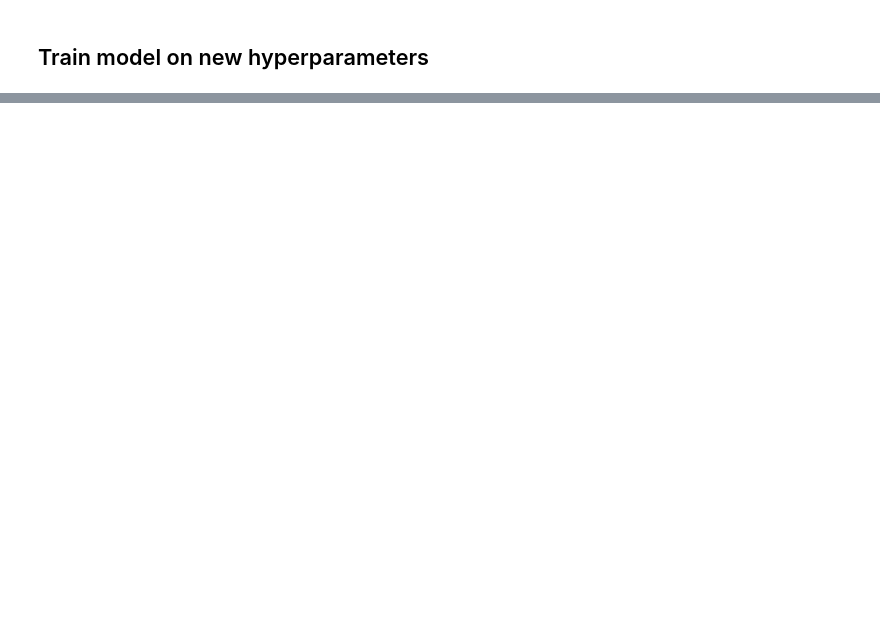
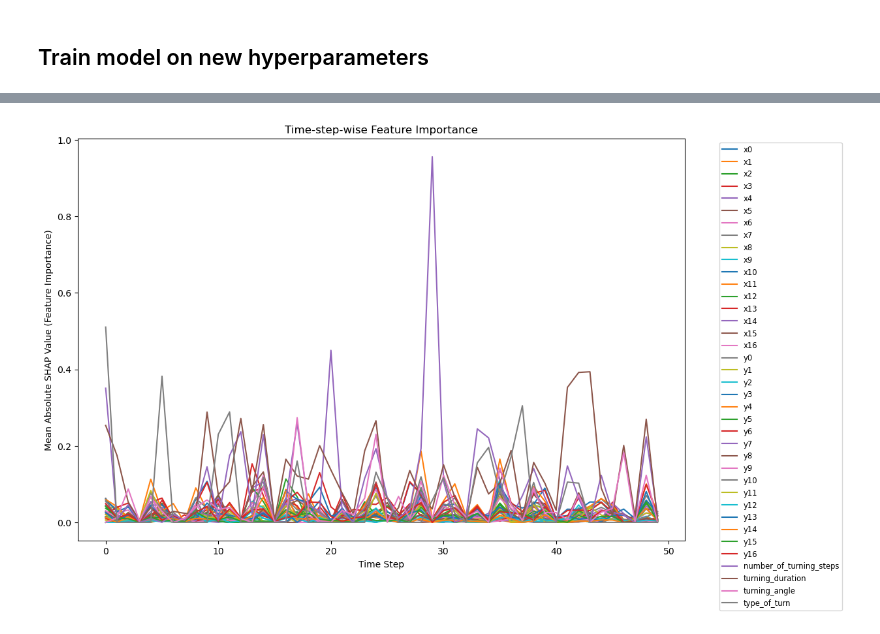
Before and after one commit to suhrudp/REMAP, a Jupyter notebook: train_lstm_turn2d.ipynb, the cells around one changed output, grey strips where cells are left out. Cells and saved outputs as stored; diff of their text form; code cells hidden in the pictures; blank space fills up the shorter version.

```diff
--- a/train_lstm_turn2d.ipynb
+++ b/train_lstm_turn2d.ipynb
@@ -18,6 +22,3 @@ from lime.lime_tabular import LimeTabularExplainer
 ## Import data
 # %%
 turn2d = pd.read_csv('/Users/suhrudp/Library/CloudStorage/OneDrive-Personal/Stats/REMAP Open Dataset PD/Analysis/merged_turn_2d_data.csv')
-# %%
-turn2d = turn2d.dropna(subset=['DBS_state'])
-turn2d = turn2d.dropna(subset=['PD_or_C'])
@@ -110,7 +159,8 @@ class LSTMClassifier(nn.Module):
 # %%
 device = torch.device("mps" if torch.backends.mps.is_available() else "cpu")
 print(f'Using device: {device}')
-model = LSTMClassifier(input_dim=len(features), hidden_dim=100, output_dim=2, num_layers=1).to(device)
+num_patients = len(turn2d['Participant ID number'].unique())
+model = LSTMClassifier(input_dim=len(features), hidden_dim=100, num_patients=num_patients, output_dim=2, num_layers=1).to(device)
 criterion = nn.CrossEntropyLoss()
 optimizer = optim.Adam(model.parameters(), lr=0.001)
 
@@ -118,10 +168,10 @@ def train_model(model, criterion, optimizer, train_loader, num_epochs=10):
     model.train()
     for epoch in range(num_epochs):
         epoch_loss = 0.0
-        for sequences, labels in train_loader:
-            sequences, labels = sequences.to(device), labels.to(device)
+        for sequences, labels, patient_ids in train_loader:
+            sequences, labels, patient_ids = sequences.to(device), labels.to(device), patient_ids.to(device)
             optimizer.zero_grad()
-            outputs = model(sequences)
+            outputs = model(sequences, patient_ids)
             loss = criterion(outputs, labels)
             loss.backward()
             optimizer.step()
@@ -132,9 +182,9 @@ def evaluate_model(model, test_loader):
     model.eval()
     correct, total = 0, 0
     with torch.no_grad():
-        for sequences, labels in test_loader:
-            sequences, labels = sequences.to(device), labels.to(device)
-            outputs = model(sequences)
+        for sequences, labels, patient_ids in test_loader:
+            sequences, labels, patient_ids = sequences.to(device), labels.to(device), patient_ids.to(device)
+            outputs = model(sequences, patient_ids)
             _, predicted = torch.max(outputs.data, 1)
             total += labels.size(0)
             correct += (predicted == labels).sum().item()
@@ -371,0 +651,44 @@ Timestep 47, Feature x4
+# %%
+def model_predict(inputs):
+    inputs = torch.tensor(inputs, dtype=torch.float32).to(device)
+    inputs = inputs.unsqueeze(1)
+    model.eval()
+    with torch.no_grad():
+        patient_ids = torch.zeros(inputs.shape[0], dtype=torch.int64).to(device)
+        outputs = model(inputs, patient_ids)
+        probabilities = torch.nn.functional.softmax(outputs, dim=1)
+    return probabilities.cpu().numpy()
+
+shap_sample = train_data.sample(100, random_state=73)
+shap_sample_features = shap_sample[features].values.reshape(-1, 50, len(features))
+
+num_sequences = 10
+num_time_steps = 50
+test_sample = test_data.sample(num_sequences * num_time_steps, random_state=73)[features].values
+test_sample = test_sample.reshape(num_sequences, num_time_steps, len(features))
+
+shap_values_all_time_steps = np.zeros((test_sample.shape[1], test_sample.shape[2]))
+
+for t in range(test_sample.shape[1]):
+    test_sample_timestep = test_sample[:, t, :]
+    shap_sample_timestep = shap_sample_features[:, t, :]
+
+    explainer = shap.KernelExplainer(model_predict, shap_sample_timestep)
+
+    shap_values_timestep = explainer.shap_values(test_sample_timestep)
+
+    shap_values_mean = np.mean(np.abs(shap_values_timestep[0]), axis=1)
+
+    shap_values_all_time_steps[t, :] = shap_values_mean
+
+plt.figure(figsize=(12, 8))
+for i, feature_name in enumerate(features):
+    plt.plot(range(test_sample.shape[1]), shap_values_all_time_steps[:, i], label=feature_name)
+
+plt.xlabel('Time Step')
+plt.ylabel('Mean Absolute SHAP Value (Feature Importance)')
+plt.title('Time-step-wise Feature Importance')
+plt.legend(bbox_to_anchor=(1.05, 1), loc='upper left', fontsize='small')
+plt.show()
+# %% [output]
+[figure, added]
```
Also changed, not shown: parts of 26 cells of this notebook, 2 other files.
